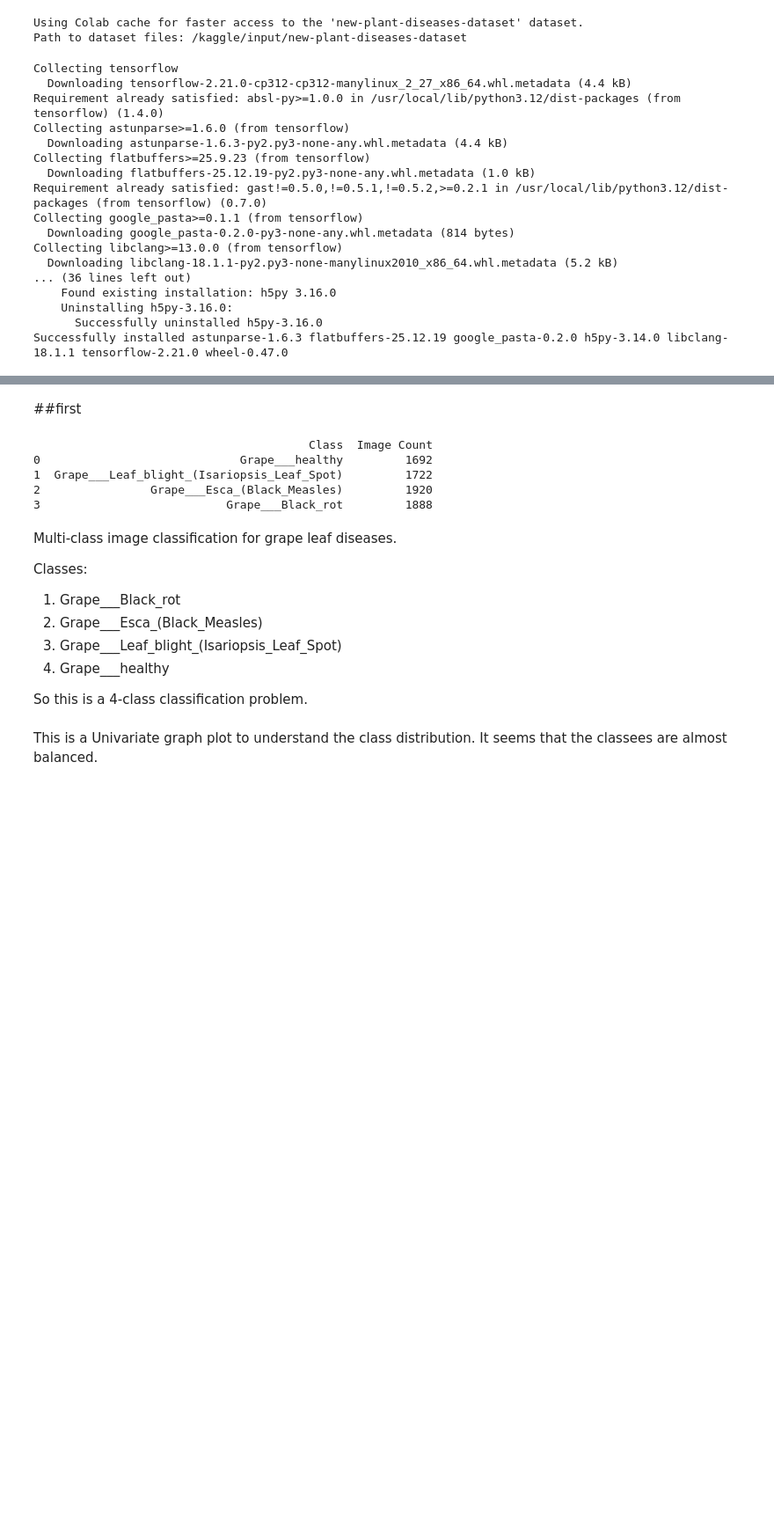
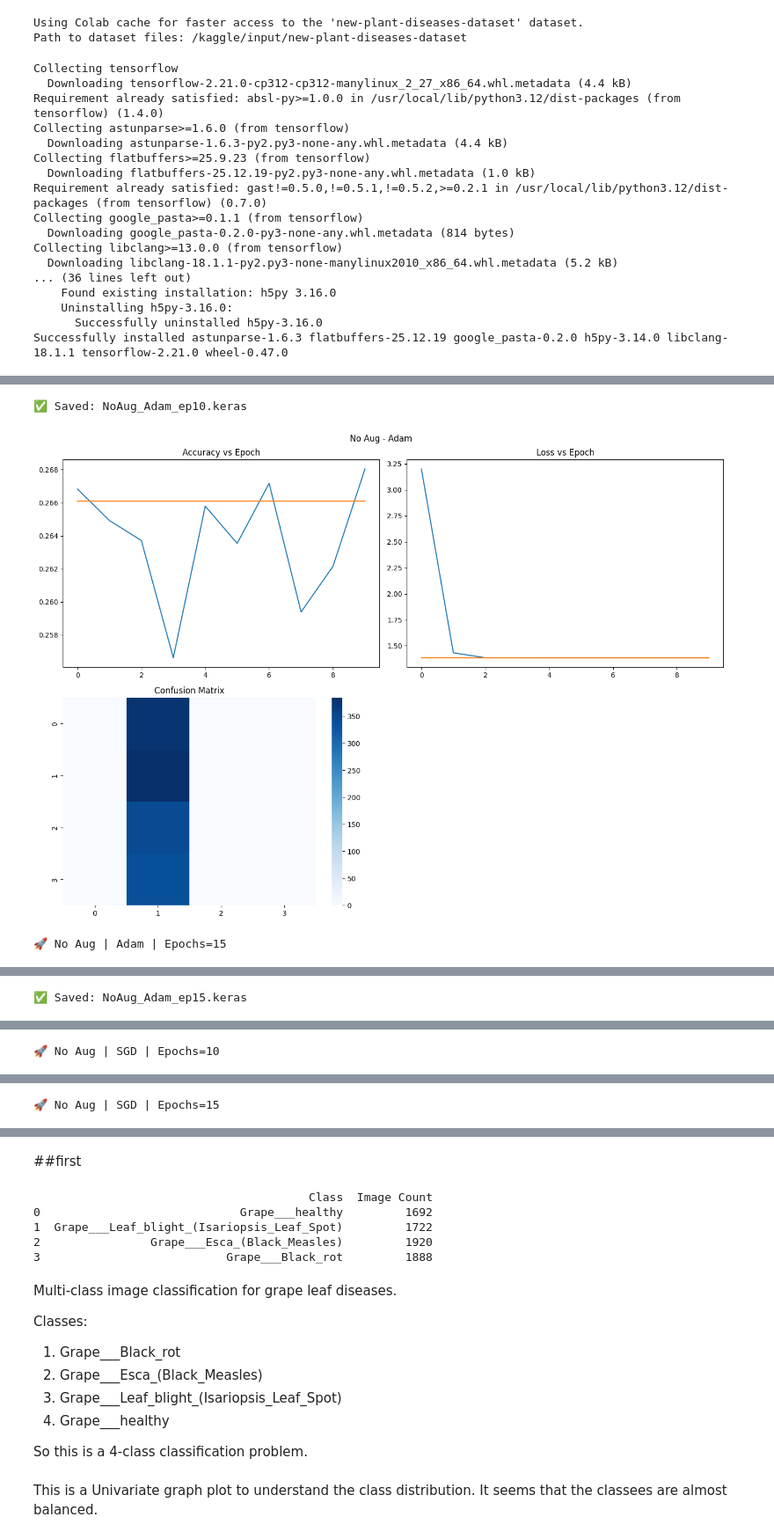
Before and after one commit to NupoorRaut/Deep-Learning, a Jupyter notebook: 03_With_&_Without_AUGMENTATION_PlantDisease.ipynb, the cells around one changed output, grey strips where cells are left out. Shown at 88% size. Cells and saved outputs as stored; diff of their text form; code cells hidden in the pictures; blank space fills up the shorter version.

```diff
--- a/03_With_&_Without_AUGMENTATION_PlantDisease.ipynb
+++ b/03_With_&_Without_AUGMENTATION_PlantDisease.ipynb
@@ -46,0 +84,5 @@ from sklearn.metrics import confusion_matrix, classification_report
+# %%
+datagen_no_aug = ImageDataGenerator(
+    rescale=1./255,
+    validation_split=0.2
+)
@@ -46,0 +165,10 @@ from sklearn.metrics import confusion_matrix, classification_report
+# %%
+optimizers = {
+    "Adam": tf.keras.optimizers.Adam,
+    "SGD": tf.keras.optimizers.SGD,
+    "RMSprop": tf.keras.optimizers.RMSprop
+}
+
+epochs_list = [10, 15]
+
+results = []
@@ -46,0 +213,59 @@ from sklearn.metrics import confusion_matrix, classification_report
+# %%
+import os
+
+save_dir = "/content/drive/MyDrive/Models/lab03"
+os.makedirs(save_dir, exist_ok=True)
+# %%
+train_gen, val_gen = get_data(datagen_no_aug)
+
+num_classes = train_gen.num_classes
+input_shape = (img_size[0], img_size[1], 3)
+
+for opt_name, opt_class in optimizers.items():
+    for ep in epochs_list:
+
+        print(f"\n🚀 No Aug | {opt_name} | Epochs={ep}")
+
+        model = build_dnn(input_shape, num_classes, opt_class)
+
+        history = model.fit(
+            train_gen,
+            validation_data=val_gen,
+            epochs=ep
+        )
+
+        # Predictions
+        y_proba = model.predict(val_gen)
+        y_pred = np.argmax(y_proba, axis=1)
+        y_true = val_gen.classes
+
+        # Accuracy
+        acc = model.evaluate(val_gen, verbose=0)[1]
+
+        # ALL METRICS
+        precision, recall, f1, specificity, fpr, fnr, error_rate = compute_all_metrics(y_true, y_pred)
+        # Save model
+        model_name = f"NoAug_{opt_name}_ep{ep}.keras"
+        model_path = os.path.join(save_dir, model_name)
+
+        model.save(model_path)
+        print(f"✅ Saved: {model_name}")
+
+        # SAVE RESULTS
+        results.append({
+            "Mode": "No Aug",
+            "Optimizer": opt_name,
+            "Epochs": ep,
+            "Accuracy": acc,
+            "Precision": precision,
+            "Recall (TPR)": recall,
+            "F1": f1,
+            "Specificity (TNR)": specificity,
+            "FPR": fpr,
+            "FNR": fnr,
+            "Error Rate": error_rate
+        })
+
+        # VISUALIZATION
+        plot_results(history, y_true, y_pred, f"No Aug - {opt_name}")
+# %% [output]
@@ -46,0 +289,3 @@ from sklearn.metrics import confusion_matrix, classification_report
+✅ Saved: NoAug_Adam_ep10.keras
+[figure, added]
+🚀 No Aug | Adam | Epochs=15
@@ -46,0 +309 @@ from sklearn.metrics import confusion_matrix, classification_report
+✅ Saved: NoAug_Adam_ep15.keras
@@ -46,0 +311 @@ from sklearn.metrics import confusion_matrix, classification_report
+🚀 No Aug | SGD | Epochs=10
@@ -46,0 +330 @@ from sklearn.metrics import confusion_matrix, classification_report
+🚀 No Aug | SGD | Epochs=15
```
Also changed, not shown: parts of 13 cells of this notebook.
